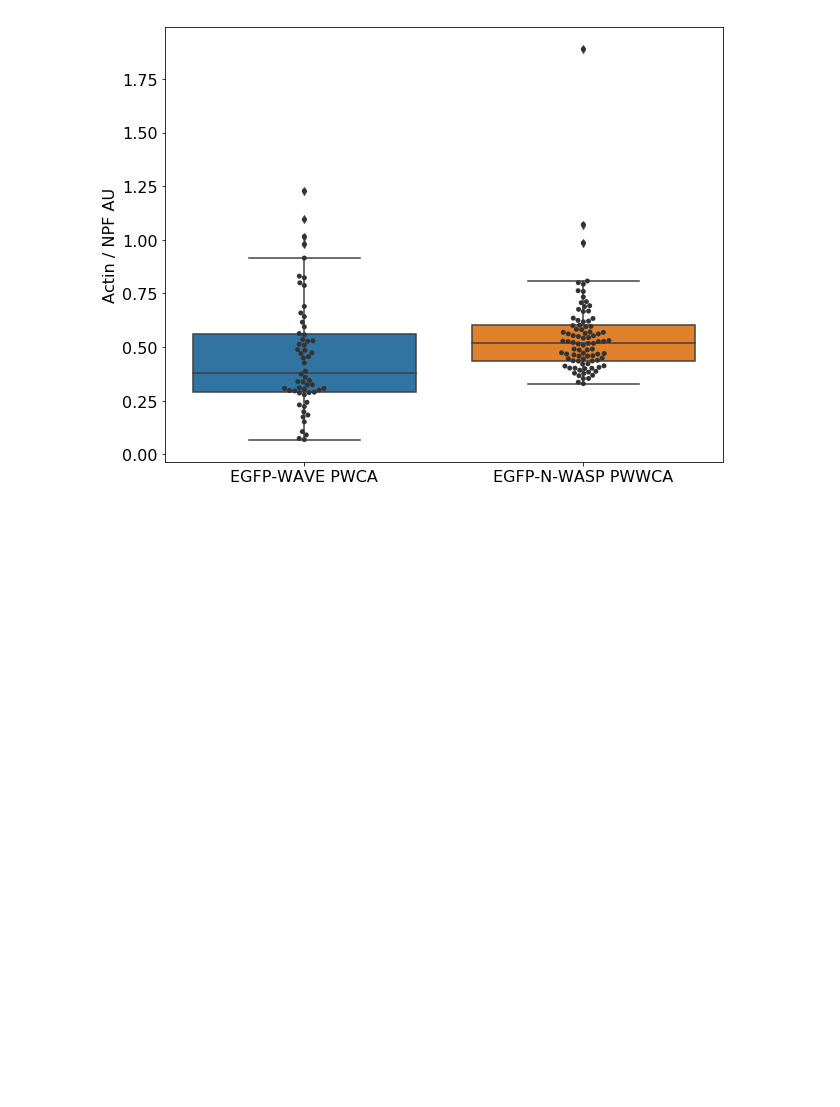
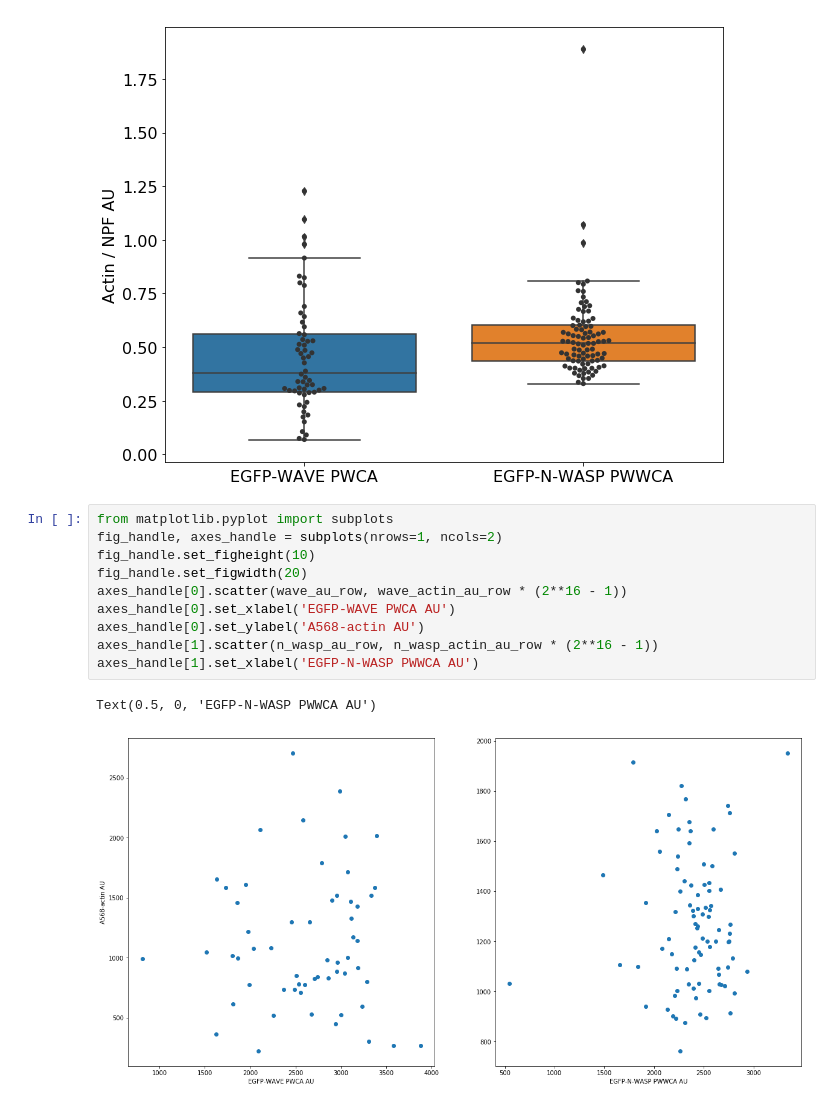
Before and after one commit to jiongyi/postdoc, a Jupyter notebook: actin_assembly/bead_motility/2019_03_22_measure_npf_fluorescence_intensity.ipynb, the cells around one changed output. Saved outputs shown, nothing was run; the diff lists cells and outputs as text; blank space fills up the shorter version.

```diff
--- a/actin_assembly/bead_motility/2019_03_22_measure_npf_fluorescence_intensity.ipynb
+++ b/actin_assembly/bead_motility/2019_03_22_measure_npf_fluorescence_intensity.ipynb
@@ -28,3 +28,16 @@ swarm_handle.set_ylabel('Actin / NPF AU', fontsize = 16)
 swarm_handle.tick_params(labelsize=16)
 # %% [output]
 [figure]
+# %%
+from matplotlib.pyplot import subplots
+fig_handle, axes_handle = subplots(nrows=1, ncols=2)
+fig_handle.set_figheight(10)
+fig_handle.set_figwidth(20)
+axes_handle[0].scatter(wave_au_row, wave_actin_au_row * (2**16 - 1))
+axes_handle[0].set_xlabel('EGFP-WAVE PWCA AU')
+axes_handle[0].set_ylabel('A568-actin AU')
+axes_handle[1].scatter(n_wasp_au_row, n_wasp_actin_au_row * (2**16 - 1))
+axes_handle[1].set_xlabel('EGFP-N-WASP PWWCA AU')
+# %% [output]
+Text(0.5, 0, 'EGFP-N-WASP PWWCA AU')
+[figure, added]
```
